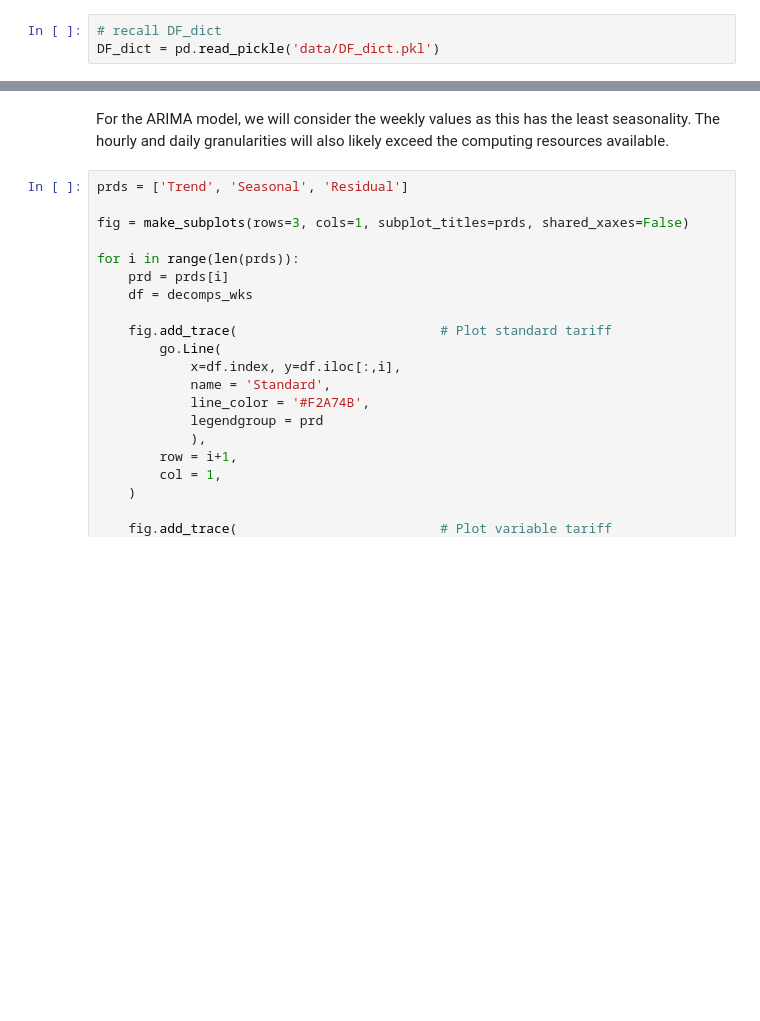
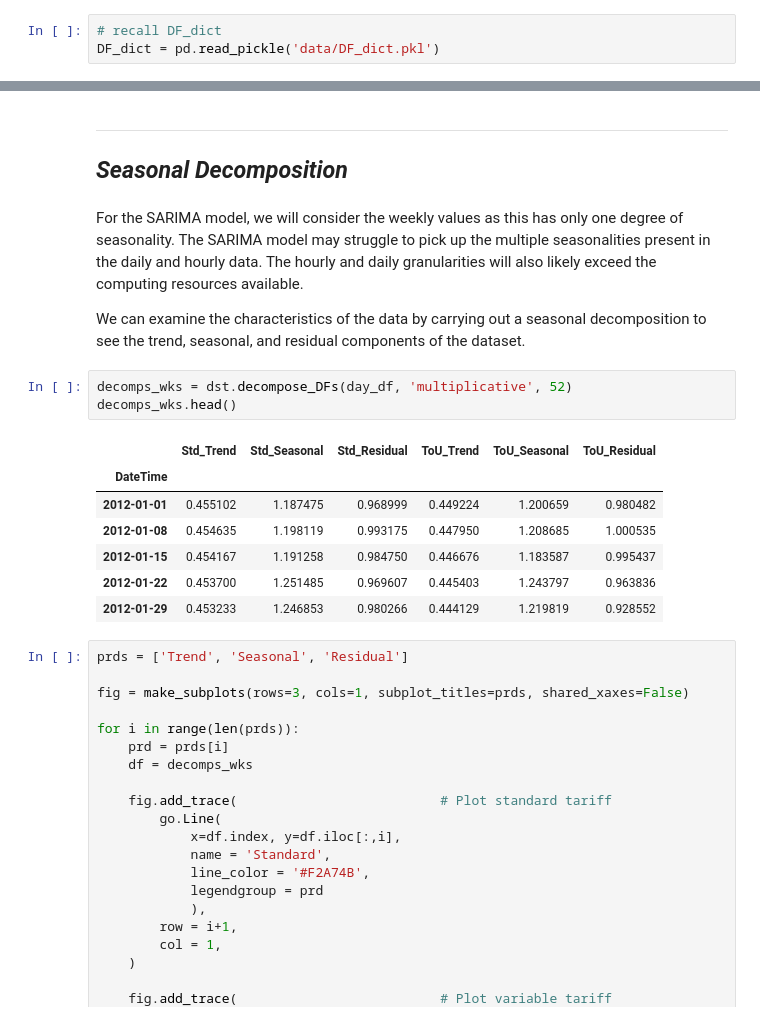
Before and after one commit to trihaovan/smart_meter_prediction, a Jupyter notebook: SARIMA.ipynb, the cells around one changed output, grey strips where cells are left out. Cells and saved outputs as stored; diff of their text form; blank space fills up the shorter version.

```diff
--- a/SARIMA.ipynb
+++ b/SARIMA.ipynb
@@ -31,5 +33,21 @@ for i in range(len(DF_dict['DF'])):
+# %% [markdown]
+---
+## *Seasonal Decomposition*
 # %% [markdown]
-For the ARIMA model, we will consider the weekly values as this has the least seasonality. The hourly and daily granularities will also likely exceed the computing resources available.
+For the SARIMA model, we will consider the weekly values as this has only one degree of seasonality. The SARIMA model may struggle to pick up the multiple seasonalities present in the daily and hourly data. The hourly and daily granularities will also likely exceed the computing resources available.
+
+We can examine the characteristics of the data by carrying out a seasonal decomposition to see the trend, seasonal, and residual components of the dataset.
+# %%
+decomps_wks = dst.decompose_DFs(day_df, 'multiplicative', 52)
+decomps_wks.head()
+# %% [output]
+|  | Std_Trend | Std_Seasonal | Std_Residual | ToU_Trend | ToU_Seasonal | ToU_Residual |
+| DateTime |  |  |  |  |  |  |
+| 2012-01-01 | 0.455102 | 1.187475 | 0.968999 | 0.449224 | 1.200659 | 0.980482 |
+| 2012-01-08 | 0.454635 | 1.198119 | 0.993175 | 0.447950 | 1.208685 | 1.000535 |
+| 2012-01-15 | 0.454167 | 1.191258 | 0.984750 | 0.446676 | 1.183587 | 0.995437 |
+| 2012-01-22 | 0.453700 | 1.251485 | 0.969607 | 0.445403 | 1.243797 | 0.963836 |
+| 2012-01-29 | 0.453233 | 1.246853 | 0.980266 | 0.444129 | 1.219819 | 0.928552 |
 # %%
 prds = ['Trend', 'Seasonal', 'Residual']
 
```
Also changed, not shown: parts of 58 cells of this notebook, 1 other file.
